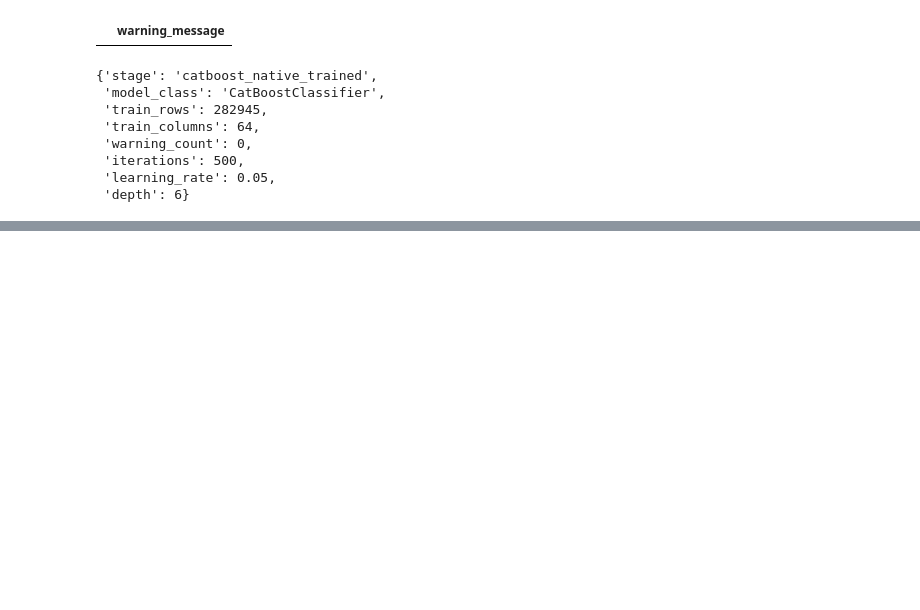
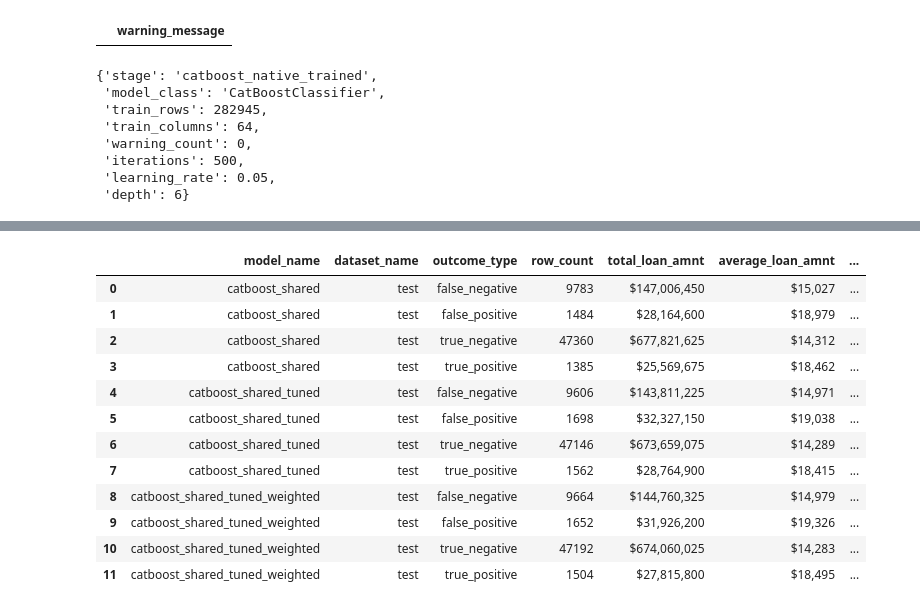
Before and after one commit to Mister-Sippi/loans-at-risk-capturing-default, a Jupyter notebook: notebooks/03_modeling.ipynb, the cells around one changed output, grey strips where cells are left out. Saved outputs shown, nothing was run; the diff lists cells and outputs as text; code cells hidden in the pictures; blank space fills up the shorter version.

```diff
--- a/notebooks/03_modeling.ipynb
+++ b/notebooks/03_modeling.ipynb
@@ -2483,0 +2526,20 @@ Taken together, these results support 0.30 as the most decision-useful overall t
+# %%
+# --------------------------------------------------------
+# Monetary evaluation for tuned and weighted CatBoost shared model
+# --------------------------------------------------------
+
+catboost_shared_tuned_weighted_outcome_df = em.build_prediction_outcome_table(
+    y_true=y_shared_model_test,
+    prediction_dataframe=catboost_shared_tuned_weighted_test_predictions_df,
+    loan_amounts=loan_amounts_test,
+    model_name="catboost_shared_tuned_weighted",
+    dataset_name="test",
+    log=PROJECT_LOG_FILE,
+)
+
+catboost_shared_tuned_weighted_loan_outcome_summary_df = em.summarize_outcomes_by_loan_amount(
+    outcome_dataframe=catboost_shared_tuned_weighted_outcome_df,
+    log=PROJECT_LOG_FILE,
+)
+
+display(catboost_shared_tuned_weighted_loan_outcome_summary_df)
@@ -2483,0 +2595,60 @@ Taken together, these results support 0.30 as the most decision-useful overall t
+# %%
+# --------------------------------------------------------
+# Compare baseline, tuned, and tuned+weighted CatBoost shared monetary outcomes
+# --------------------------------------------------------
+
+catboost_shared_model_optimization_loan_outcomes_df = pd.concat(
+    [
+        catboost_shared_loan_outcome_summary_df,
+        catboost_shared_tuned_loan_outcome_summary_df,
+        catboost_shared_tuned_weighted_loan_outcome_summary_df,
+    ],
+    axis=0,
+    ignore_index=True,
+)
+
+catboost_shared_model_optimization_loan_outcomes_display_df = (
+    catboost_shared_model_optimization_loan_outcomes_df.copy()
+)
+
+for column_name in ["total_loan_amnt", "average_loan_amnt", "median_loan_amnt"]:
+    catboost_shared_model_optimization_loan_outcomes_display_df[column_name] = (
+        catboost_shared_model_optimization_loan_outcomes_display_df[column_name]
+        .map(lambda value: f"${value:,.0f}")
+    )
+
+display(catboost_shared_model_optimization_loan_outcomes_display_df)
+
+catboost_shared_model_optimization_loan_outcomes_file = (
+    modeling_tables_dir / "catboost_shared_model_optimization_loan_outcomes.csv"
+)
+
+catboost_shared_model_optimization_loan_outcomes_df.to_csv(
+    catboost_shared_model_optimization_loan_outcomes_file,
+    index=False,
+)
+
+log(
+    f"[model_optimization][catboost_shared_model_optimization_loan_outcomes] "
+    f"table_file={catboost_shared_model_optimization_loan_outcomes_file}"
+)
+
+{
+    "stage": "catboost_shared_model_optimization_loan_outcomes_created",
+    "rows": int(catboost_shared_model_optimization_loan_outcomes_df.shape[0]),
+    "output_path": str(catboost_shared_model_optimization_loan_outcomes_file),
+}
+# %% [output]
+|  | model_name | dataset_name | outcome_type | row_count | total_loan_amnt | average_loan_amnt | ... |
+| 0 | catboost_shared | test | false_negative | 9783 | $147,006,450 | $15,027 | ... |
+| 1 | catboost_shared | test | false_positive | 1484 | $28,164,600 | $18,979 | ... |
+| 2 | catboost_shared | test | true_negative | 47360 | $677,821,625 | $14,312 | ... |
+| 3 | catboost_shared | test | true_positive | 1385 | $25,569,675 | $18,462 | ... |
+| 4 | catboost_shared_tuned | test | false_negative | 9606 | $143,811,225 | $14,971 | ... |
+| 5 | catboost_shared_tuned | test | false_positive | 1698 | $32,327,150 | $19,038 | ... |
+| 6 | catboost_shared_tuned | test | true_negative | 47146 | $673,659,075 | $14,289 | ... |
+| 7 | catboost_shared_tuned | test | true_positive | 1562 | $28,764,900 | $18,415 | ... |
+| 8 | catboost_shared_tuned_weighted | test | false_negative | 9664 | $144,760,325 | $14,979 | ... |
+| 9 | catboost_shared_tuned_weighted | test | false_positive | 1652 | $31,926,200 | $19,326 | ... |
+| 10 | catboost_shared_tuned_weighted | test | true_negative | 47192 | $674,060,025 | $14,283 | ... |
+| 11 | catboost_shared_tuned_weighted | test | true_positive | 1504 | $27,815,800 | $18,495 | ... |
```
Also changed, not shown: parts of 62 cells of this notebook, 20 other files.
